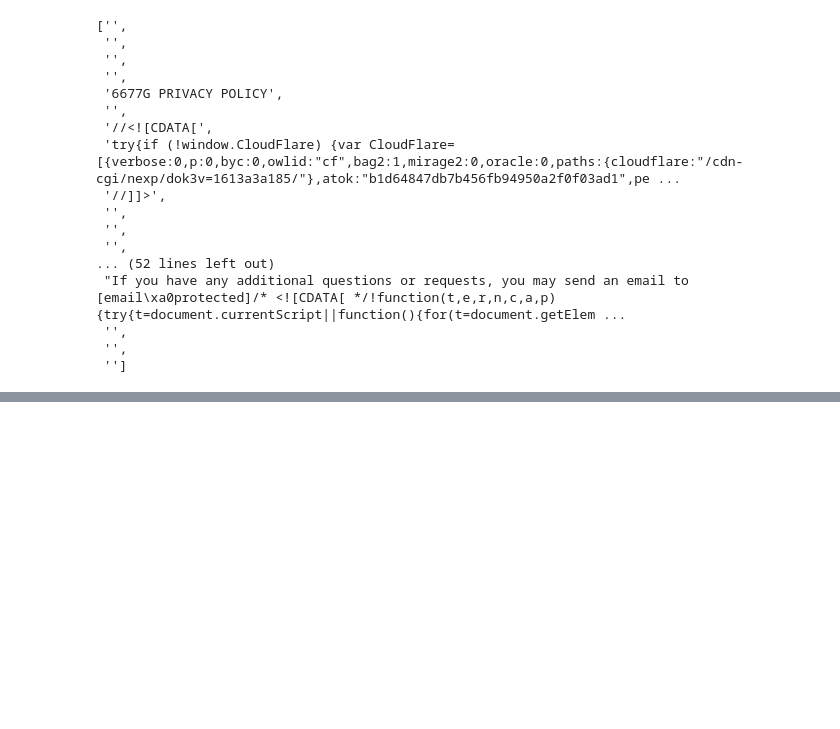
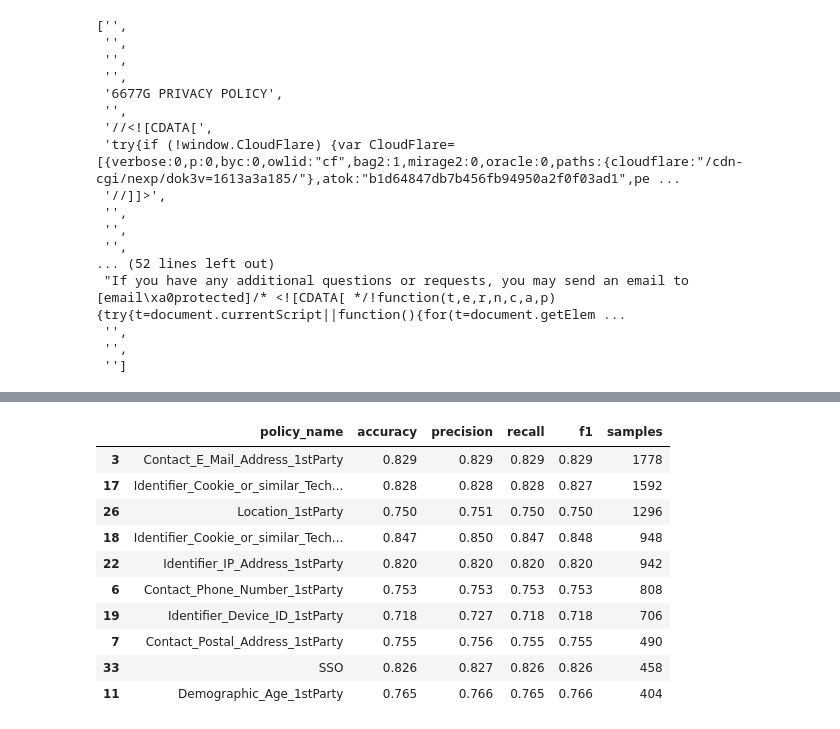
Before and after one commit to kabuhakmeh3/inphormed, a Jupyter notebook: notebooks/Android Policy NLP Prototyping.ipynb, the cells around one changed output, grey strips where cells are left out. Cells and saved outputs as stored; diff of their text form; code cells hidden in the pictures; blank space fills up the shorter version.

```diff
--- a/notebooks/Android Policy NLP Prototyping.ipynb
+++ b/notebooks/Android Policy NLP Prototyping.ipynb
@@ -175,0 +191,4 @@ Index(['segment_id', 'text', 'annotations', 'policy', 'performed'], dtype='objec
+# %%
+tmp_all = df.copy()
+tmp_all['performed'] = tmp_all.annotations.apply(lambda x: get_policy_df(x, policy=current_pol))
+tmp_all.head()
@@ -175,0 +228,16 @@ Index(['segment_id', 'text', 'annotations', 'policy', 'performed'], dtype='objec
+# %%
+cols_to_write = ['text', 'performed']
+# take a sample of NaN policies and add
+padded_policy_counts = {}
+for current_pol in policy_list:
+    tmp_df = df.copy()
+    tmp_df['performed'] = tmp_df.annotations.apply(lambda x: get_policy_df(x, policy=current_pol))
+    tmp_df = tmp_df[~(tmp_df.performed.isna())][cols_to_write]
+    n_fill = abs(len(tmp_df[tmp_df.performed=='PERFORMED']) - len(tmp_df[tmp_df.performed=='NOT_PERFORMED']))
+    #n_fill = len(tmp_df)
+    fill_df = tmp_all[tmp_all.performed.isna()][cols_to_write].sample(n_fill).copy()
+    fill_df['performed'] = fill_df['performed'].fillna('NOT_PERFORMED')
+    padded_df = pd.concat([tmp_df, fill_df])
+    print(current_pol+' ...writing {} lines'.format(len(padded_df)))
+    padded_policy_counts[current_pol] = len(padded_df)
+    #padded_df.to_csv('../train/annotated_sampled/'+current_pol+'.csv',index=False)
@@ -983,0 +1079,3 @@ soup_list
+# %%
+padded_bow = pd.read_csv('../reports/padded_bow_model_training.csv')
+padded_tf = pd.read_csv('../reports/padded_tfidf_model_training.csv')
@@ -983,0 +1091,3 @@ soup_list
+# %%
+padded_bow['samples'] = padded_bow.policy_name.map(padded_policy_counts)
+padded_bow.head()
@@ -983,0 +1105,14 @@ soup_list
+# %%
+padded_bow.sort_values(by='samples', ascending=False).head(10)
+# %% [output]
+|  | policy_name | accuracy | precision | recall | f1 | samples |
+| 3 | Contact_E_Mail_Address_1stParty | 0.829 | 0.829 | 0.829 | 0.829 | 1778 |
+| 17 | Identifier_Cookie_or_similar_Tech... | 0.828 | 0.828 | 0.828 | 0.827 | 1592 |
+| 26 | Location_1stParty | 0.750 | 0.751 | 0.750 | 0.750 | 1296 |
+| 18 | Identifier_Cookie_or_similar_Tech... | 0.847 | 0.850 | 0.847 | 0.848 | 948 |
+| 22 | Identifier_IP_Address_1stParty | 0.820 | 0.820 | 0.820 | 0.820 | 942 |
+| 6 | Contact_Phone_Number_1stParty | 0.753 | 0.753 | 0.753 | 0.753 | 808 |
+| 19 | Identifier_Device_ID_1stParty | 0.718 | 0.727 | 0.718 | 0.718 | 706 |
+| 7 | Contact_Postal_Address_1stParty | 0.755 | 0.756 | 0.755 | 0.755 | 490 |
+| 33 | SSO | 0.826 | 0.827 | 0.826 | 0.826 | 458 |
+| 11 | Demographic_Age_1stParty | 0.765 | 0.766 | 0.765 | 0.766 | 404 |
```
Also changed, not shown: parts of 17 cells of this notebook.
